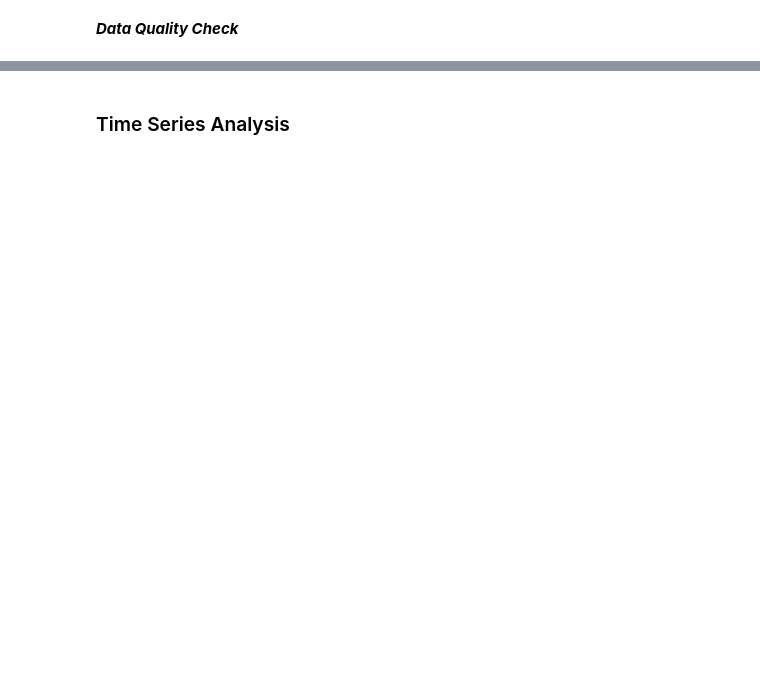
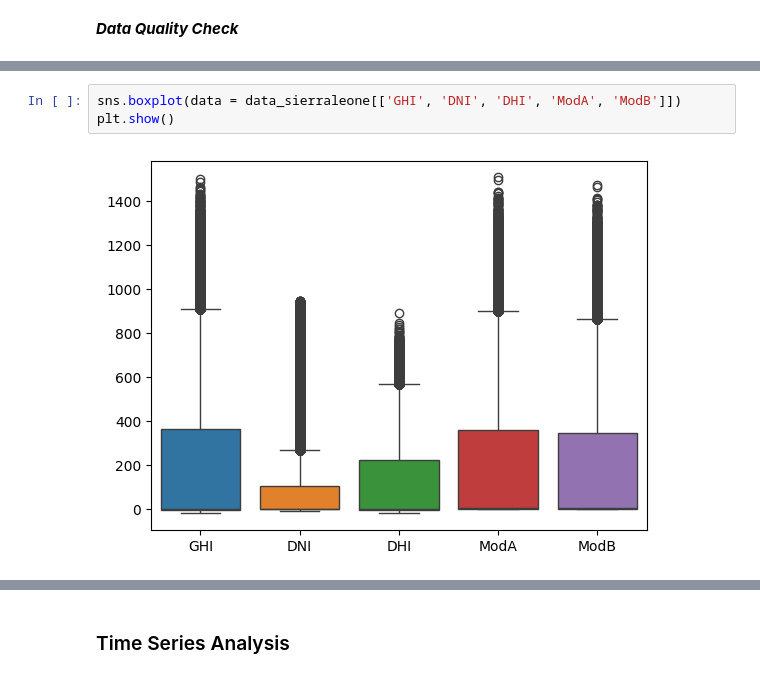
Before and after one commit to HallelujahK/solar-farm-analysis, a Jupyter notebook: notebooks/EDA.ipynb, the cells around one changed output, grey strips where cells are left out. Saved outputs shown, nothing was run; the diff lists cells and outputs as text; blank space fills up the shorter version.

```diff
--- a/notebooks/EDA.ipynb
+++ b/notebooks/EDA.ipynb
@@ -85,0 +116,5 @@ plt.show()
+# %%
+sns.boxplot(data = data_sierraleone[['GHI', 'DNI', 'DHI', 'ModA', 'ModB']])
+plt.show()
+# %% [output]
+[figure, added]
```
Also changed, not shown: parts of 9 cells of this notebook.
